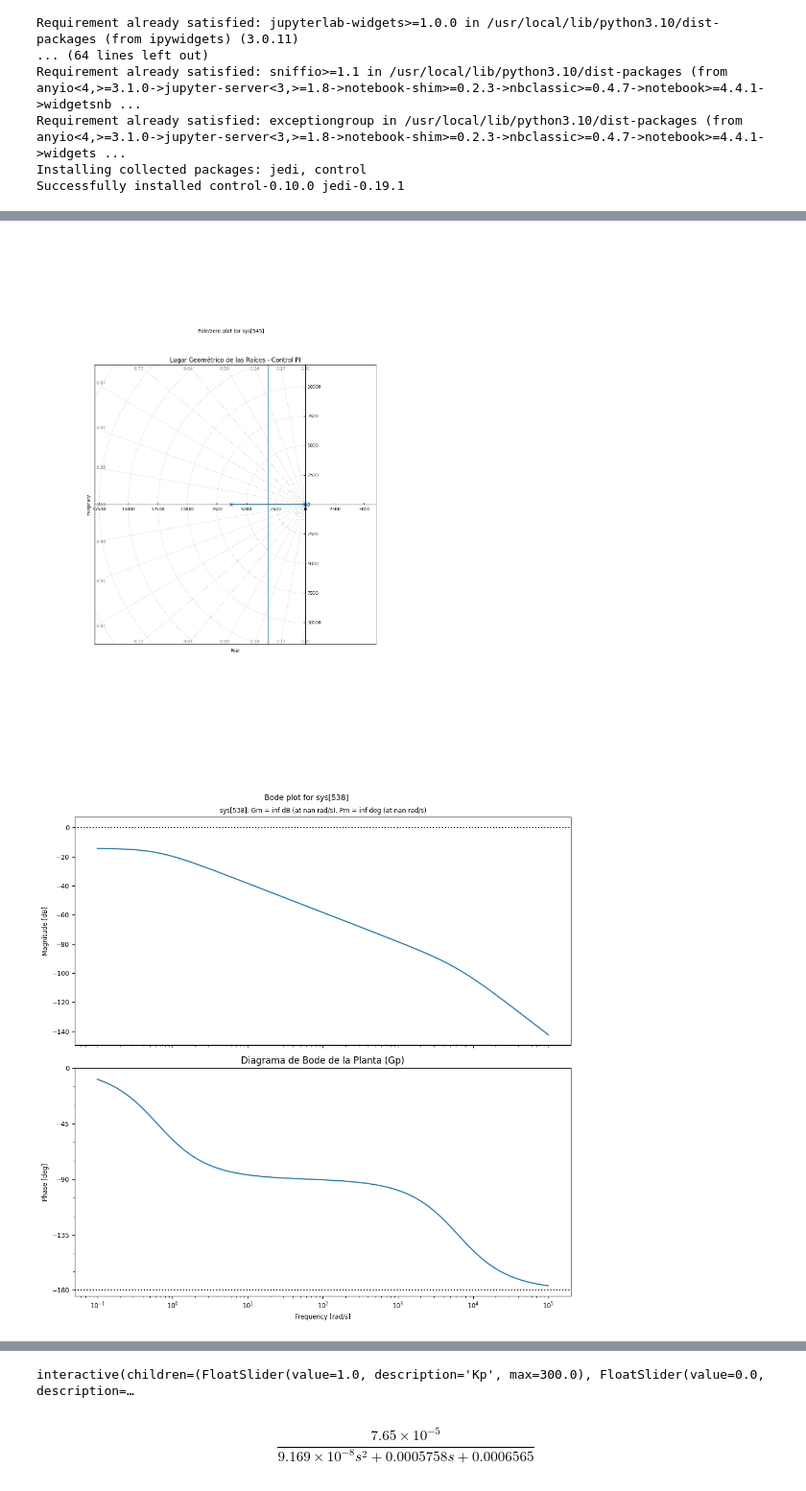
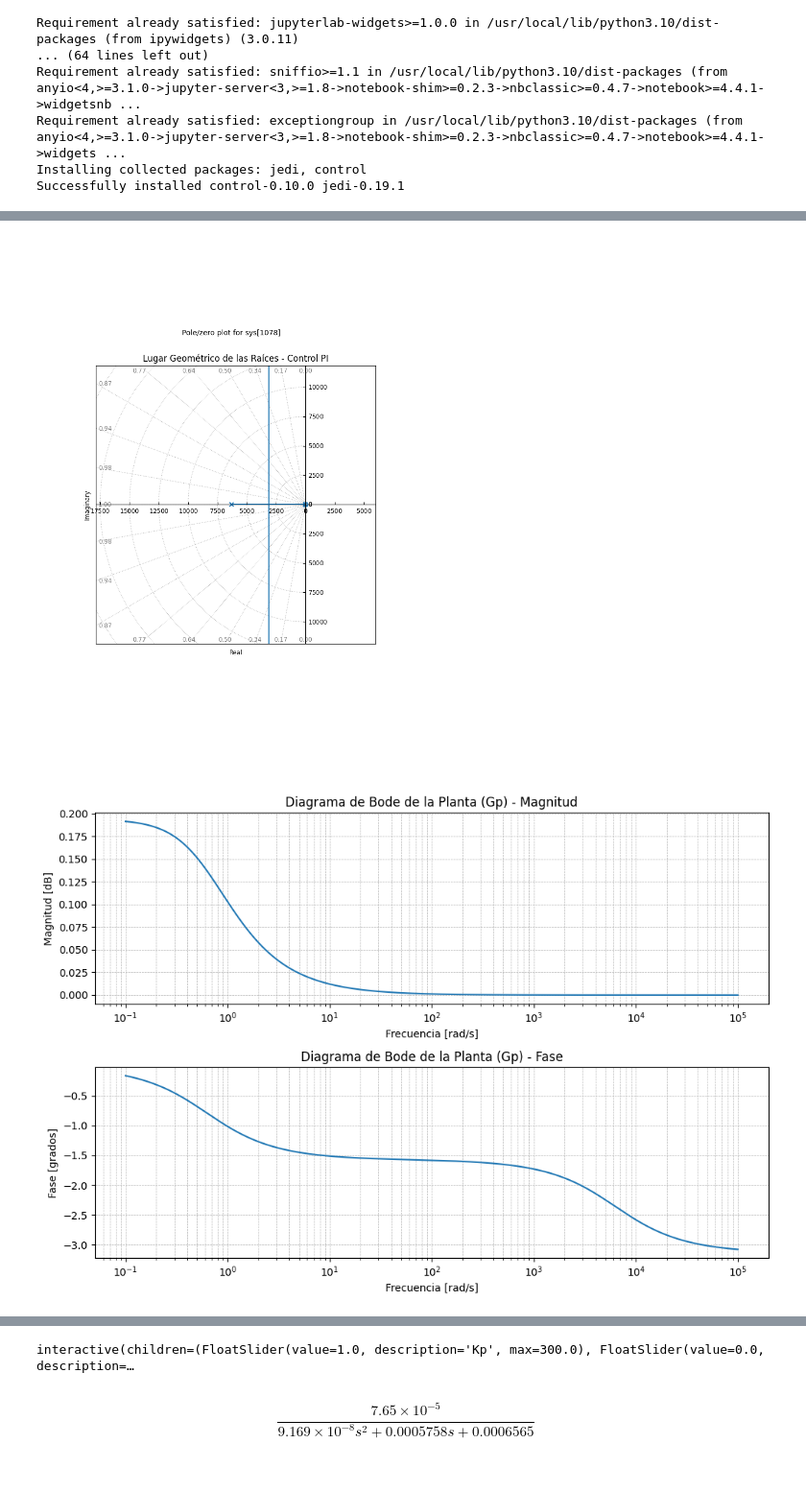
Before and after one commit to IvanLeiCas22/SistemasDeControl, a Jupyter notebook: LGR_2024.ipynb, the cells around one changed output, grey strips where cells are left out. Shown at 96% size. Drawn from its saved outputs; the diff is of its cells as text; code cells hidden in the pictures.

```diff
--- a/LGR_2024.ipynb
+++ b/LGR_2024.ipynb
@@ -74,8 +74,10 @@ Gp = D / ((A*s**2) + (B*s) + C)
 
 # Obtener los polos de Gp
 poles = ctrl.poles(Gp)
+ceros = ctrl.zeros(Gp)
 print("Polo 1 de Gp:", poles[0])
 print("Polo 2 de Gp:", poles[1])
+print(f"Ceros de la planta: {ceros}")
 
 # Tiempos para simular
 t = np.linspace(0, 10, 5000)
@@ -96,6 +98,10 @@ Kd = 0
 
 C = ctrl.TransferFunction([Kd, Kp, Ki], [1, 0])
 G_PID = ctrl.feedback(C * Gp, 1)
+polos = ctrl.poles(G_PID)
+ceros = ctrl.zeros(G_PID)
+print(f"Polos del sistema PI: {polos}")
+print(f"Ceros del sistema PI: {ceros}")
 
 # Parametros caracteristicos 2do orden
 omega = (poles[0]*poles[1])**(1/2)
@@ -163,26 +169,52 @@ plt.grid(True)
 plt.tight_layout()
 
 # Gráfica del LGR
-plt.figure(figsize=(10, 10))
+plt.figure(figsize=(7, 7))
 ctrl.root_locus(Gp, plot=True, grid=True)
 plt.title('Lugar Geométrico de las Raíces de la Planta')
 
-plt.figure(figsize=(10, 10))
+plt.figure(figsize=(7, 7))
 ctrl.root_locus(G_PID, plot=True, grid=True)
 plt.title('Lugar Geométrico de las Raíces - Control PI')
 
 # Diagrama de Bode para Gp
-plt.figure(figsize=(10, 10))
-bode_plot(Gp, dB=True, Hz=False, deg=True, plot=True, margins=True)
-plt.title('Diagrama de Bode de la Planta (Gp)')
+mag, phase, omega = ctrl.bode_plot(Gp, dB=True, Hz=False, deg=True, plot=False)
+
+plt.figure(figsize=(10, 7))
+plt.subplot(2, 1, 1)
+plt.semilogx(omega, mag)
+plt.title('Diagrama de Bode de la Planta (Gp) - Magnitud')
+plt.xlabel('Frecuencia [rad/s]')
+plt.ylabel('Magnitud [dB]')
+plt.grid(True, which="both", linestyle='--', linewidth=0.5)
+
+plt.subplot(2, 1, 2)
+plt.semilogx(omega, phase)
+plt.title('Diagrama de Bode de la Planta (Gp) - Fase')
+plt.xlabel('Frecuencia [rad/s]')
+plt.ylabel('Fase [grados]')
+plt.grid(True, which="both", linestyle='--', linewidth=0.5)
 plt.tight_layout()
+plt.show()
 
 # Diagrama de Bode para G_PID
-plt.figure(figsize=(10, 10))
-bode_plot(G_PID, dB=True, Hz=False, deg=True, plot=True, margins=True)
-plt.title('Diagrama de Bode del Sistema con Control PID (G_PID)')
+mag, phase, omega = ctrl.bode_plot(G_PID, dB=True, Hz=False, deg=True, plot=False)
+
+plt.figure(figsize=(10, 7))
+plt.subplot(2, 1, 1)
+plt.semilogx(omega, mag)
+plt.title('Diagrama de Bode del Sistema con Control PID (G_PID) - Magnitud')
+plt.xlabel('Frecuencia [rad/s]')
+plt.ylabel('Magnitud [dB]')
+plt.grid(True, which="both", linestyle='--', linewidth=0.5)
+
+plt.subplot(2, 1, 2)
+plt.semilogx(omega, phase)
+plt.title('Diagrama de Bode del Sistema con Control PID (G_PID) - Fase')
+plt.xlabel('Frecuencia [rad/s]')
+plt.ylabel('Fase [grados]')
+plt.grid(True, which="both", linestyle='--', linewidth=0.5)
 plt.tight_layout()
-
 plt.show()
 
 def update_plot(Kp, Ki, Kd):
@@ -274,2 +309,2 @@ sita: (45.824962828974364+0j)
-[figure, old version]
+[figure, new version]
-[figure, old version]
+[figure, new version]
```
Also changed, not shown: parts of 1 cell of this notebook.
